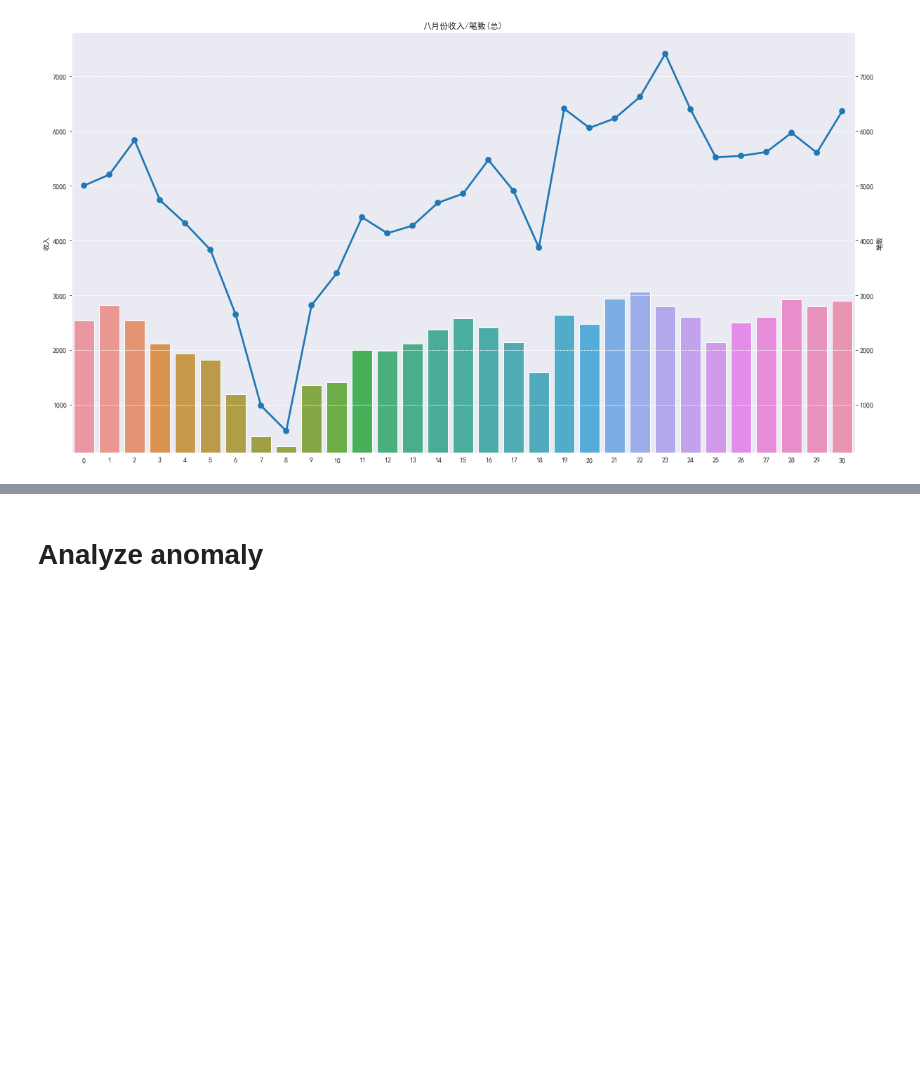
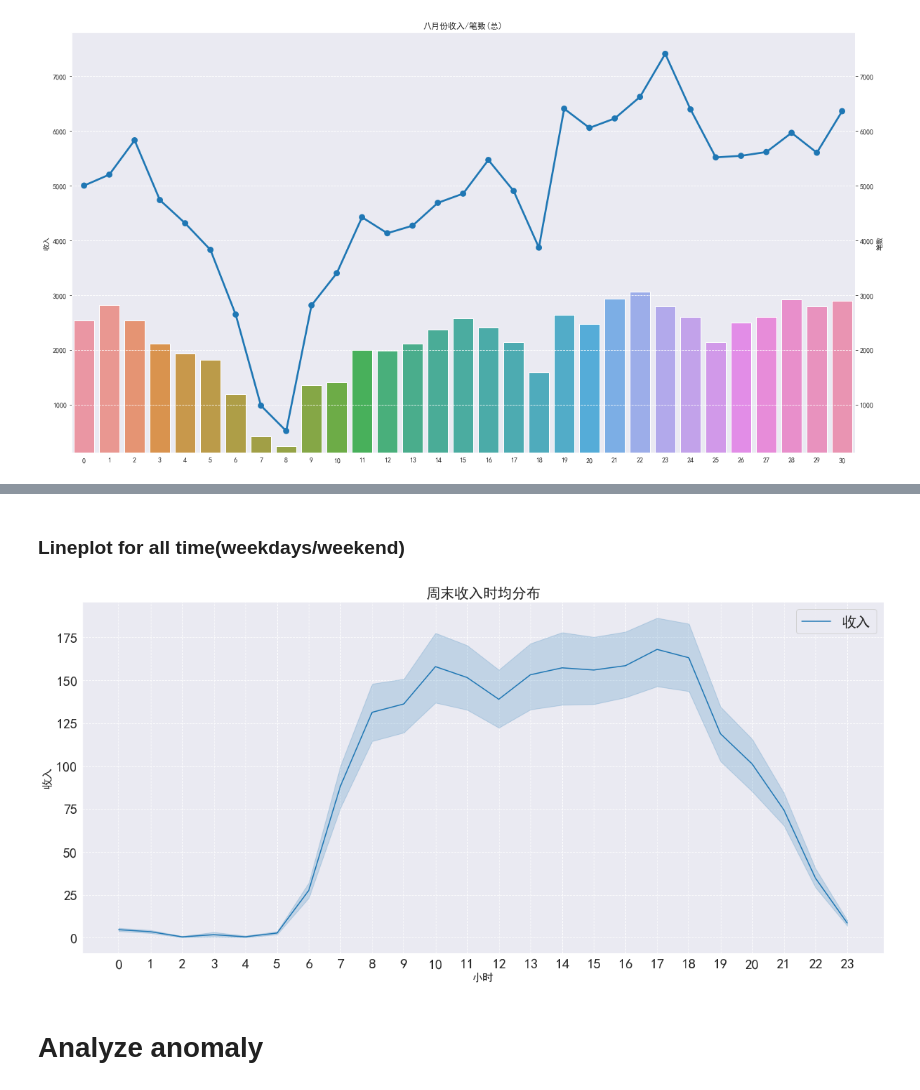
Before and after one commit to rollingeddoe/pcidata_public_transportation, a Jupyter notebook: bus_data_ETL.ipynb, the cells around one changed output, grey strips where cells are left out. Cells and saved outputs as stored; diff of their text form; code cells hidden in the pictures; blank space fills up the shorter version.

```diff
--- a/bus_data_ETL.ipynb
+++ b/bus_data_ETL.ipynb
@@ -107,3 +117,24 @@ trend_plot(agg, names = ['收入','笔数','八月份收入/笔数(总)'], means
+# %% [markdown]
+### Lineplot for all time(weekdays/weekend)
+# %%
+data_wd, data_wk = data_bus[data_bus.发生时间.dt.weekday != (6 & 5)], data_bus[(
+    data_bus.发生时间.dt.weekday == 6) | (data_bus.发生时间.dt.weekday == 5)]
+# %%
+def lineplot(data, xlabel, ylabel, names=[], xtick=np.arange(0, 24, 1)):
+    name, title = names
+    plt.rcParams.update({"font.size": 20})
+    plt.figure(figsize=(20, 9))
+    sns.lineplot(data=data, x=data[xlabel], y=data[ylabel], label=name)
+    plt.title(title, fontsize=20)  # for title
+    plt.xlabel(xlabel, fontsize=15)  # label for x-axis
+    plt.ylabel(ylabel, fontsize=15)  # label for y-axis
+    plt.xticks(xtick)
+    plt.show()
+# %%
+d = get_aggregated(data_wk, by = 'date_hour')
+lineplot(d, '小时','收入',names = ['收入','周末收入时均分布'])
+# %% [output]
+[figure, added]
 # %% [markdown]
 # Analyze anomaly
 # %% [markdown]
```
Also changed, not shown: parts of 5 cells of this notebook.
